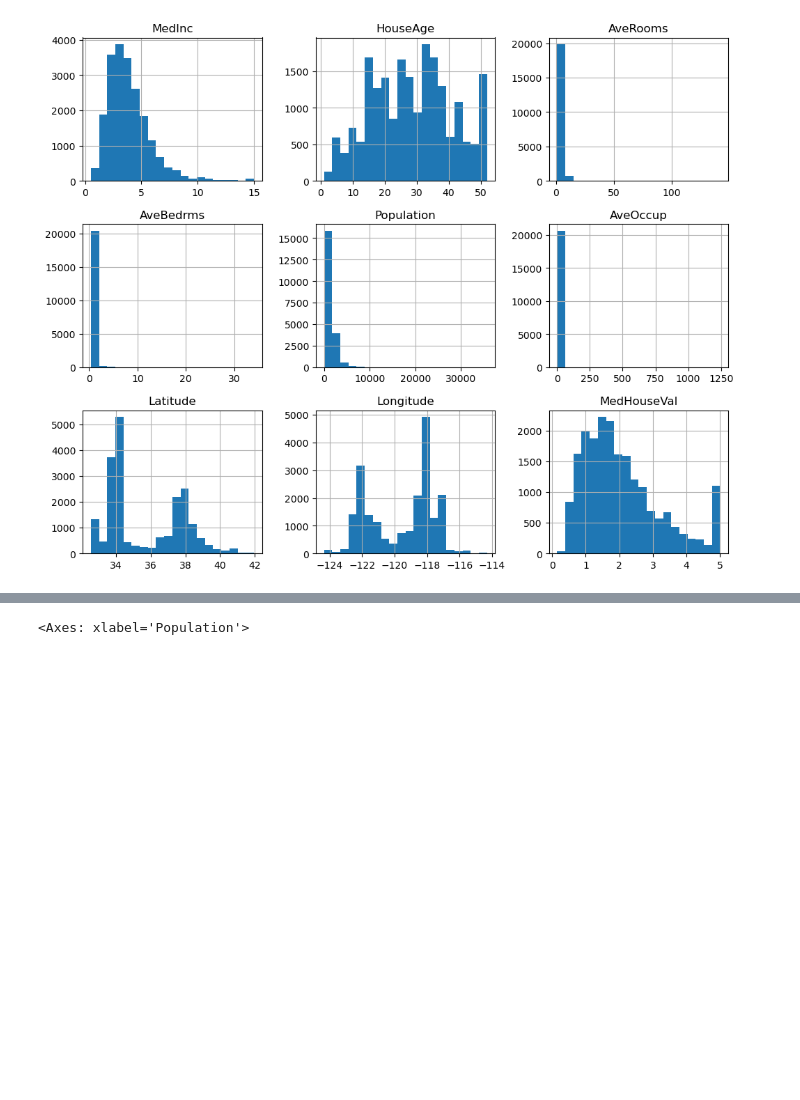
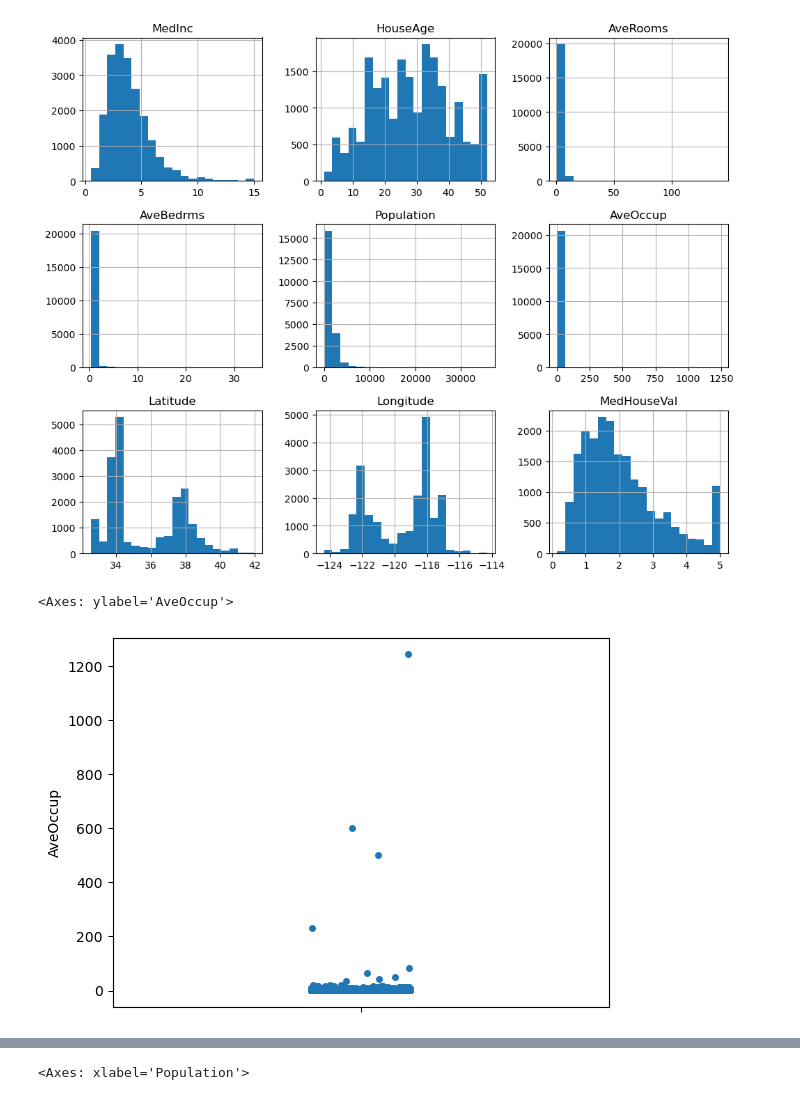
Before and after one commit to mitakama/Internship_1day, a Jupyter notebook: internship_1day.ipynb, the cells around one changed output, grey strips where cells are left out. Cells and saved outputs as stored; diff of their text form; code cells hidden in the pictures; blank space fills up the shorter version.

```diff
--- a/internship_1day.ipynb
+++ b/internship_1day.ipynb
@@ -96,3 +100,9 @@ array([[<Axes: title={'center': 'MedInc'}>,
         <Axes: title={'center': 'Longitude'}>,
         <Axes: title={'center': 'MedHouseVal'}>]], dtype=object)
 [figure]
+# %%
+#世帯数
+sns.stripplot(data = housing_all['AveOccup'])
+# %% [output]
+<Axes: ylabel='AveOccup'>
+[figure, added]
```
Also changed, not shown: parts of 32 cells of this notebook, 1 other file.
